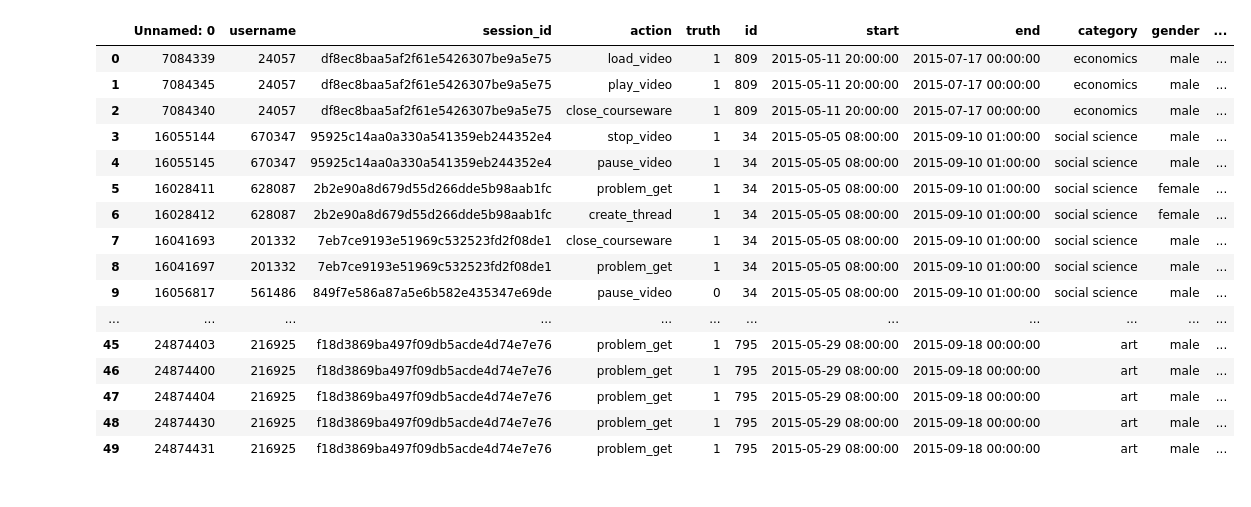
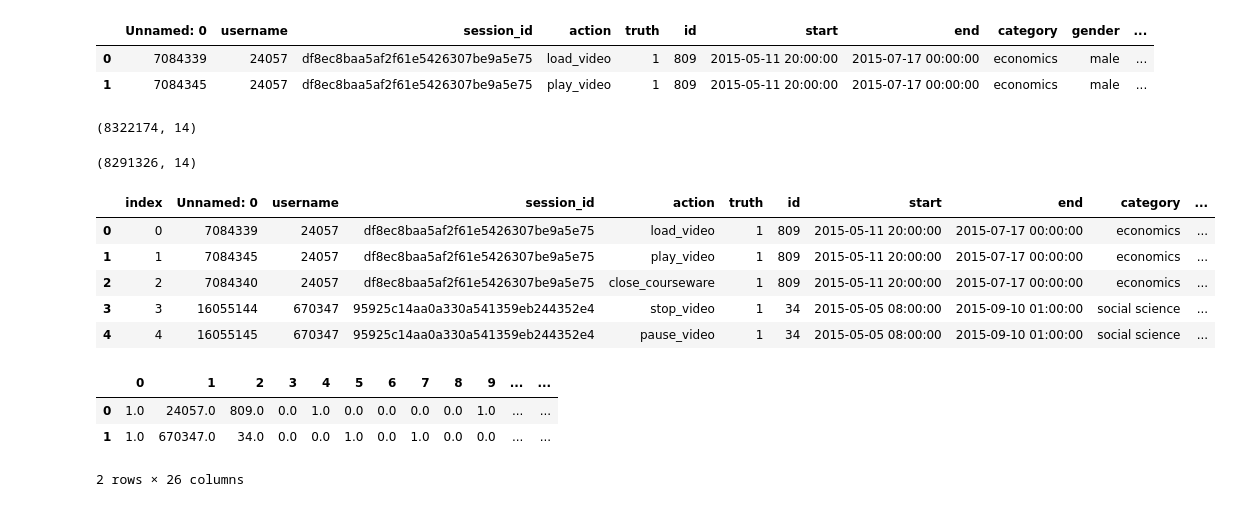
Before and after one commit to Zuza-b/ChangeDEEPly, a Jupyter notebook: notebooks/test.ipynb, the cells around one changed output. Drawn from its saved outputs; the diff is of its cells as text; code cells hidden in the pictures.

```diff
--- a/notebooks/test.ipynb
+++ b/notebooks/test.ipynb
@@ -10,21 +11,11 @@ set_config(display='diagram')
 # %%
-df = pd.read_csv("/Users/azin/code/azinmjalali/ChangeDEEPly/raw_data/df_full_withtime.csv") #, nrows=1000
-df.head(50)
+df = pd.read_csv("/Users/azin/code/azinmjalali/ChangeDEEPly/raw_data/df_full_withtime.csv")
+df.head(2)
 # %% [output]
 |  | Unnamed: 0 | username | session_id | action | truth | id | start | end | category | gender | ... |
 | 0 | 7084339 | 24057 | df8ec8baa5af2f61e5426307be9a5e75 | load_video | 1 | 809 | 2015-05-11 20:00:00 | 2015-07-17 00:00:00 | economics | male | ... |
 | 1 | 7084345 | 24057 | df8ec8baa5af2f61e5426307be9a5e75 | play_video | 1 | 809 | 2015-05-11 20:00:00 | 2015-07-17 00:00:00 | economics | male | ... |
-| 2 | 7084340 | 24057 | df8ec8baa5af2f61e5426307be9a5e75 | close_courseware | 1 | 809 | 2015-05-11 20:00:00 | 2015-07-17 00:00:00 | economics | male | ... |
-| 3 | 16055144 | 670347 | 95925c14aa0a330a541359eb244352e4 | stop_video | 1 | 34 | 2015-05-05 08:00:00 | 2015-09-10 01:00:00 | social science | male | ... |
-| 4 | 16055145 | 670347 | 95925c14aa0a330a541359eb244352e4 | pause_video | 1 | 34 | 2015-05-05 08:00:00 | 2015-09-10 01:00:00 | social science | male | ... |
-| 5 | 16028411 | 628087 | 2b2e90a8d679d55d266dde5b98aab1fc | problem_get | 1 | 34 | 2015-05-05 08:00:00 | 2015-09-10 01:00:00 | social science | female | ... |
-| 6 | 16028412 | 628087 | 2b2e90a8d679d55d266dde5b98aab1fc | create_thread | 1 | 34 | 2015-05-05 08:00:00 | 2015-09-10 01:00:00 | social science | female | ... |
-| 7 | 16041693 | 201332 | 7eb7ce9193e51969c532523fd2f08de1 | close_courseware | 1 | 34 | 2015-05-05 08:00:00 | 2015-09-10 01:00:00 | social science | male | ... |
-| 8 | 16041697 | 201332 | 7eb7ce9193e51969c532523fd2f08de1 | problem_get | 1 | 34 | 2015-05-05 08:00:00 | 2015-09-10 01:00:00 | social science | male | ... |
-| 9 | 16056817 | 561486 | 849f7e586a87a5e6b582e435347e69de | pause_video | 0 | 34 | 2015-05-05 08:00:00 | 2015-09-10 01:00:00 | social science | male | ... |
-| ... | ... | ... | ... | ... | ... | ... | ... | ... | ... | ... | ... |
-| 45 | 24874403 | 216925 | f18d3869ba497f09db5acde4d74e7e76 | problem_get | 1 | 795 | 2015-05-29 08:00:00 | 2015-09-18 00:00:00 | art | male | ... |
-| 46 | 24874400 | 216925 | f18d3869ba497f09db5acde4d74e7e76 | problem_get | 1 | 795 | 2015-05-29 08:00:00 | 2015-09-18 00:00:00 | art | male | ... |
-| 47 | 24874404 | 216925 | f18d3869ba497f09db5acde4d74e7e76 | problem_get | 1 | 795 | 2015-05-29 08:00:00 | 2015-09-18 00:00:00 | art | male | ... |
-| 48 | 24874430 | 216925 | f18d3869ba497f09db5acde4d74e7e76 | problem_get | 1 | 795 | 2015-05-29 08:00:00 | 2015-09-18 00:00:00 | art | male | ... |
-| 49 | 24874431 | 216925 | f18d3869ba497f09db5acde4d74e7e76 | problem_get | 1 | 795 | 2015-05-29 08:00:00 | 2015-09-18 00:00:00 | art | male | ... |
+# %%
+df.shape
+# %% [output]
+(8322174, 14)
@@ -30,0 +24,4 @@ df.head(50)
+# %%
+df.shape
+# %% [output]
+(8291326, 14)
@@ -33 +129,18 @@ df = df.drop(columns=['Unnamed: 0'])
+# %%
+test_temp.head()
+# %% [output]
+|  | index | Unnamed: 0 | username | session_id | action | truth | id | start | end | category | ... |
+| 0 | 0 | 7084339 | 24057 | df8ec8baa5af2f61e5426307be9a5e75 | load_video | 1 | 809 | 2015-05-11 20:00:00 | 2015-07-17 00:00:00 | economics | ... |
+| 1 | 1 | 7084345 | 24057 | df8ec8baa5af2f61e5426307be9a5e75 | play_video | 1 | 809 | 2015-05-11 20:00:00 | 2015-07-17 00:00:00 | economics | ... |
+| 2 | 2 | 7084340 | 24057 | df8ec8baa5af2f61e5426307be9a5e75 | close_courseware | 1 | 809 | 2015-05-11 20:00:00 | 2015-07-17 00:00:00 | economics | ... |
+| 3 | 3 | 16055144 | 670347 | 95925c14aa0a330a541359eb244352e4 | stop_video | 1 | 34 | 2015-05-05 08:00:00 | 2015-09-10 01:00:00 | social science | ... |
+| 4 | 4 | 16055145 | 670347 | 95925c14aa0a330a541359eb244352e4 | pause_video | 1 | 34 | 2015-05-05 08:00:00 | 2015-09-10 01:00:00 | social science | ... |
+# %%
+df_trans = pd.DataFrame(merge_pipe.fit_transform(test_temp))
+df_trans.head(2)
+# %% [output]
+|  | 0 | 1 | 2 | 3 | 4 | 5 | 6 | 7 | 8 | 9 | ... | ... |
+| 0 | 1.0 | 24057.0 | 809.0 | 0.0 | 1.0 | 0.0 | 0.0 | 0.0 | 0.0 | 1.0 | ... | ... |
+| 1 | 1.0 | 670347.0 | 34.0 | 0.0 | 0.0 | 1.0 | 0.0 | 1.0 | 0.0 | 0.0 | ... | ... |
+2 rows × 26 columns
 # %%
```
Also changed, not shown: parts of 24 cells of this notebook, 1 other file.
